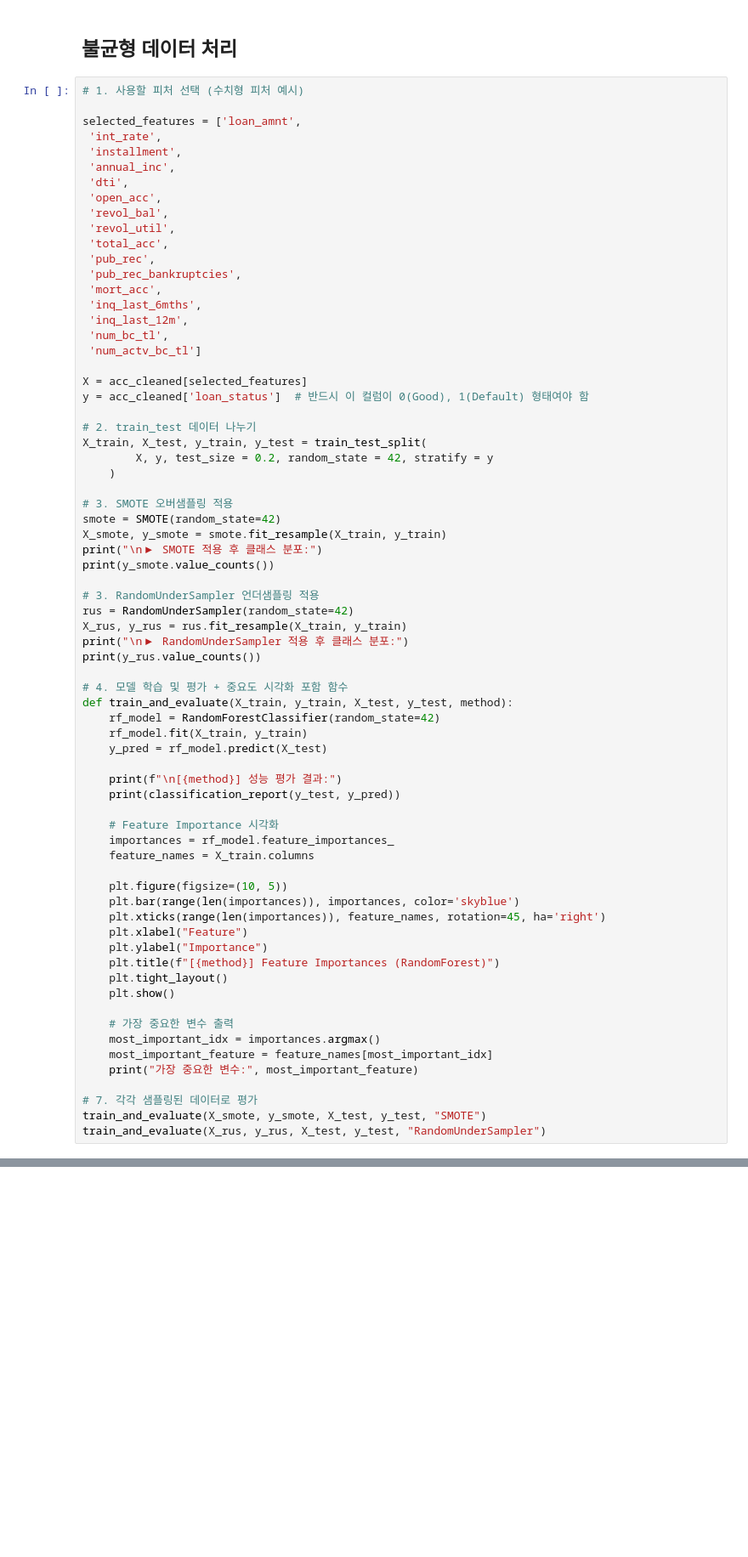
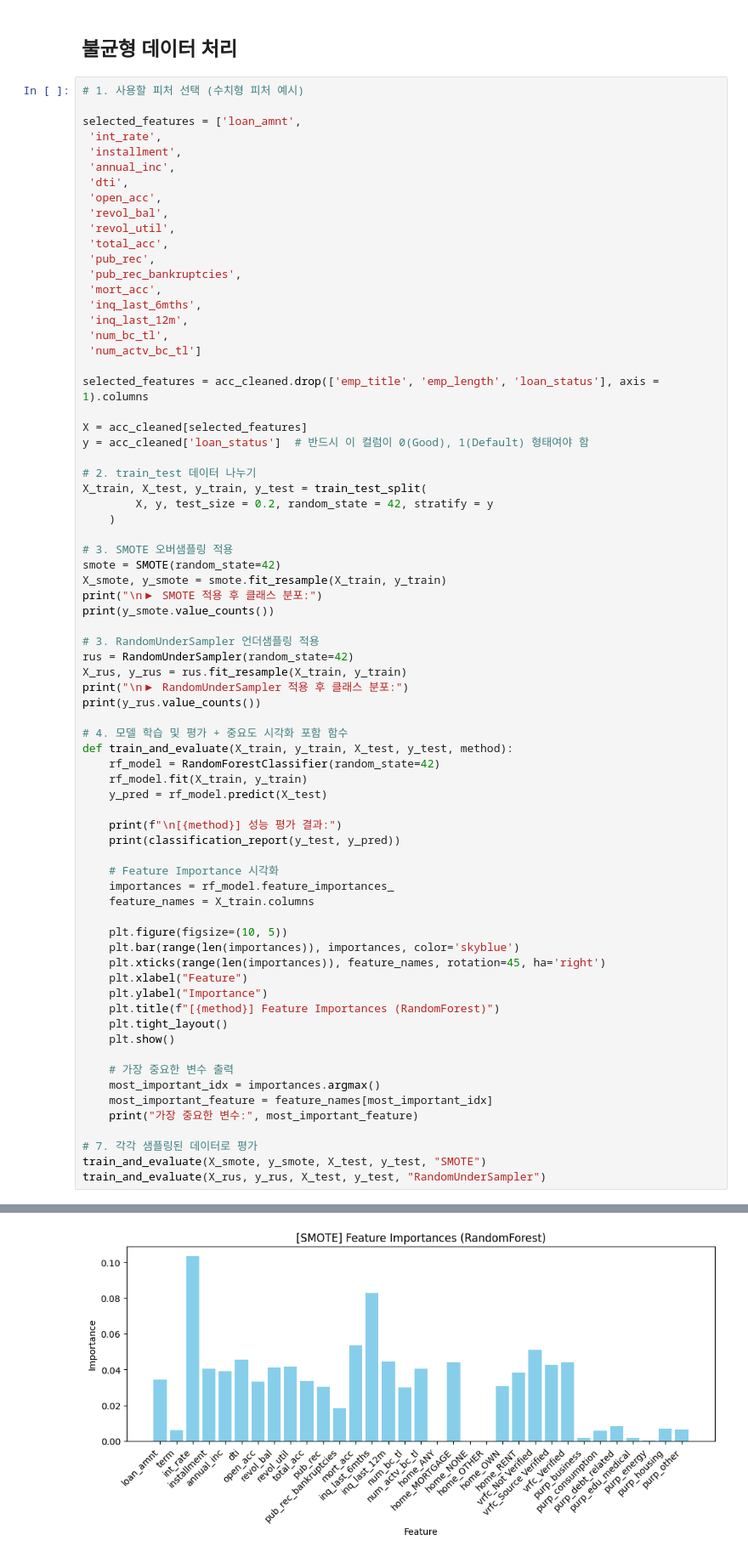
Before and after one commit to sese7414/LendingClub_project, a Jupyter notebook: merge_lending.ipynb, the cells around one changed output, grey strips where cells are left out. Shown at 85% size. Saved outputs shown, nothing was run; the diff lists cells and outputs as text; blank space fills up the shorter version.

```diff
--- a/merge_lending.ipynb
+++ b/merge_lending.ipynb
@@ -794,6 +854,8 @@ selected_features = ['loan_amnt',
  'inq_last_12m',
  'num_bc_tl',
  'num_actv_bc_tl']
+
+selected_features = acc_cleaned.drop(['emp_title', 'emp_length', 'loan_status'], axis = 1).columns
 
 X = acc_cleaned[selected_features]
 y = acc_cleaned['loan_status']  # 반드시 이 컬럼이 0(Good), 1(Default) 형태여야 함
@@ -859,0 +928 @@ Name: count, dtype: int64
+[figure, added]
```
Also changed, not shown: parts of 9 cells of this notebook.
